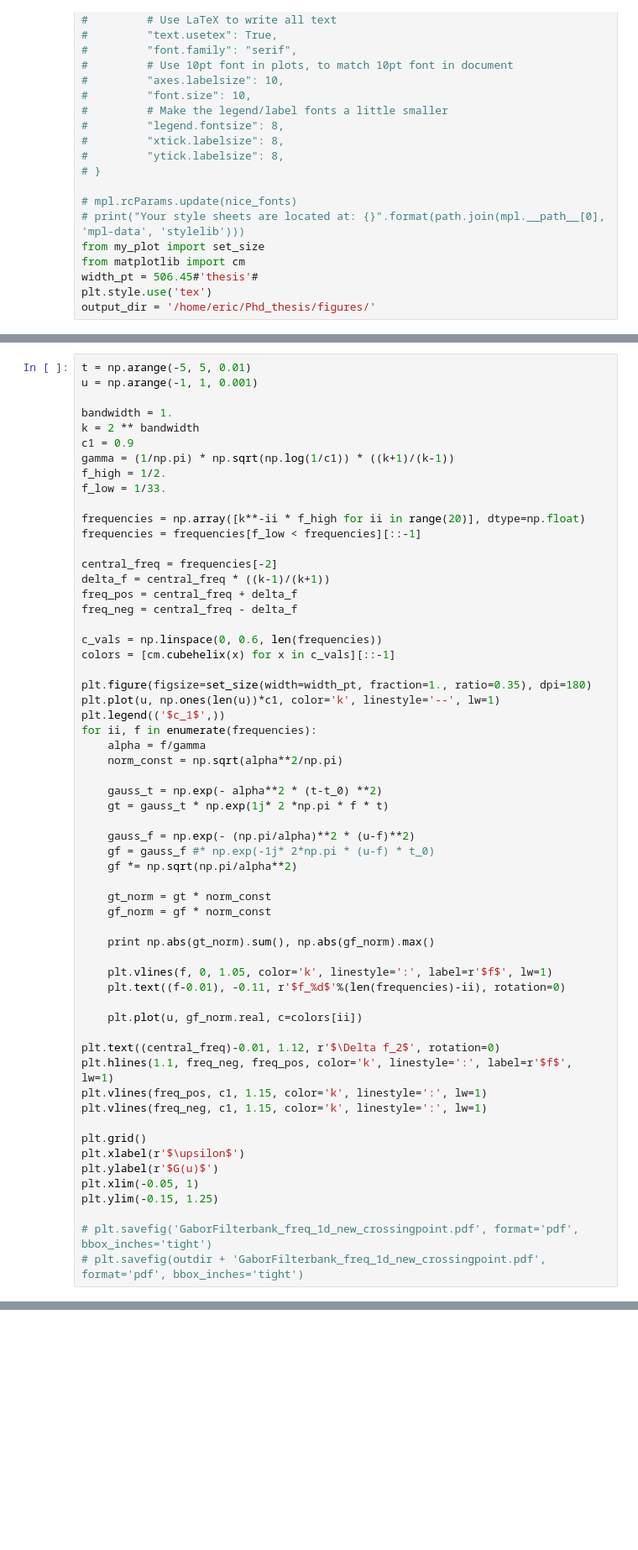
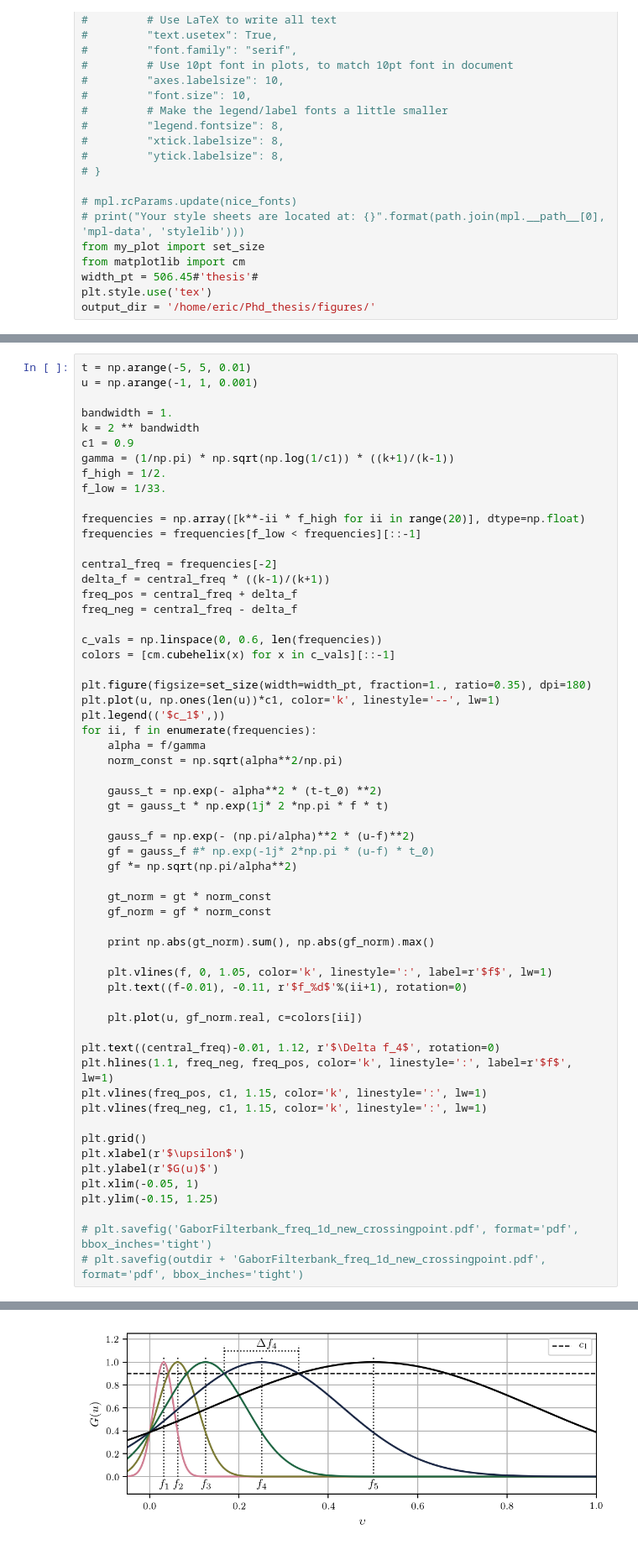
Before and after one commit to CVMethods/thesis_notebooks, a Jupyter notebook: Ch3_Gabor filter description_figures.ipynb, the cells around one changed output, grey strips where cells are left out. Shown at 84% size. Drawn from its saved outputs; the diff is of its cells as text; blank space fills up the shorter version.

```diff
--- a/Ch3_Gabor filter description_figures.ipynb
+++ b/Ch3_Gabor filter description_figures.ipynb
@@ -244,11 +258,11 @@ for ii, f in enumerate(frequencies):
     print np.abs(gt_norm).sum(), np.abs(gf_norm).max()
 
     plt.vlines(f, 0, 1.05, color='k', linestyle=':', label=r'$f$', lw=1)
-    plt.text((f-0.01), -0.11, r'$f_%d$'%(len(frequencies)-ii), rotation=0)
+    plt.text((f-0.01), -0.11, r'$f_%d$'%(ii+1), rotation=0)
 
     plt.plot(u, gf_norm.real, c=colors[ii])
 
-plt.text((central_freq)-0.01, 1.12, r'$\Delta f_2$', rotation=0)
+plt.text((central_freq)-0.01, 1.12, r'$\Delta f_4$', rotation=0)
 plt.hlines(1.1, freq_neg, freq_pos, color='k', linestyle=':', label=r'$f$', lw=1)
 plt.vlines(freq_pos, c1, 1.15, color='k', linestyle=':', lw=1)
 plt.vlines(freq_neg, c1, 1.15, color='k', linestyle=':', lw=1)
@@ -261,3 +275,4 @@ plt.ylim(-0.15, 1.25)
 
 # plt.savefig('GaborFilterbank_freq_1d_new_crossingpoint.pdf', format='pdf', bbox_inches='tight')
 # plt.savefig(outdir + 'GaborFilterbank_freq_1d_new_crossingpoint.pdf', format='pdf', bbox_inches='tight')
+# %% [output]
@@ -264,3 +284,4 @@ plt.ylim(-0.15, 1.25)
+[figure, added]
 # %%
 # Generating Gabor filterbank in spatial-frequency domain
 min_period = 2.
```
Also changed, not shown: parts of 7 cells of this notebook, 6 other files.
